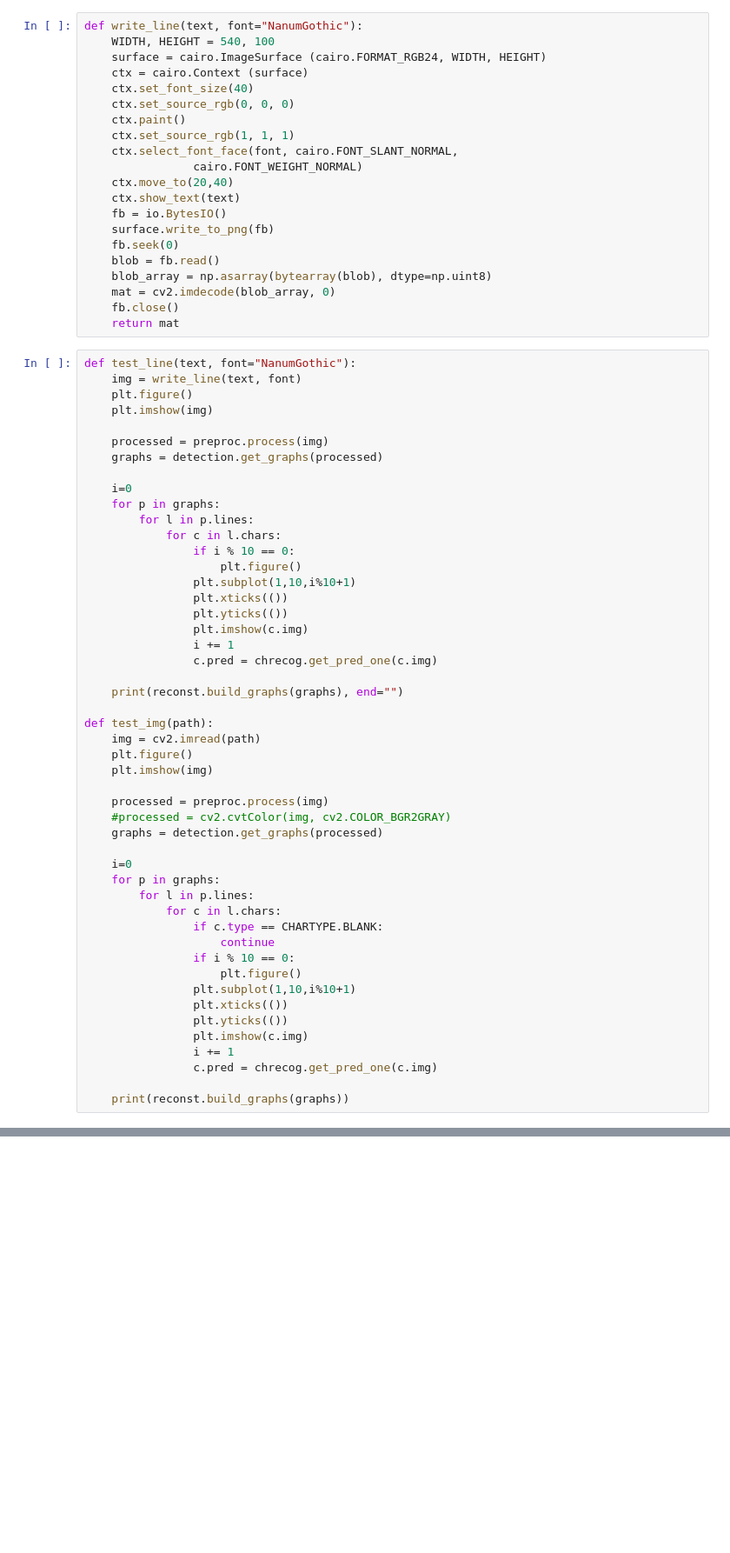
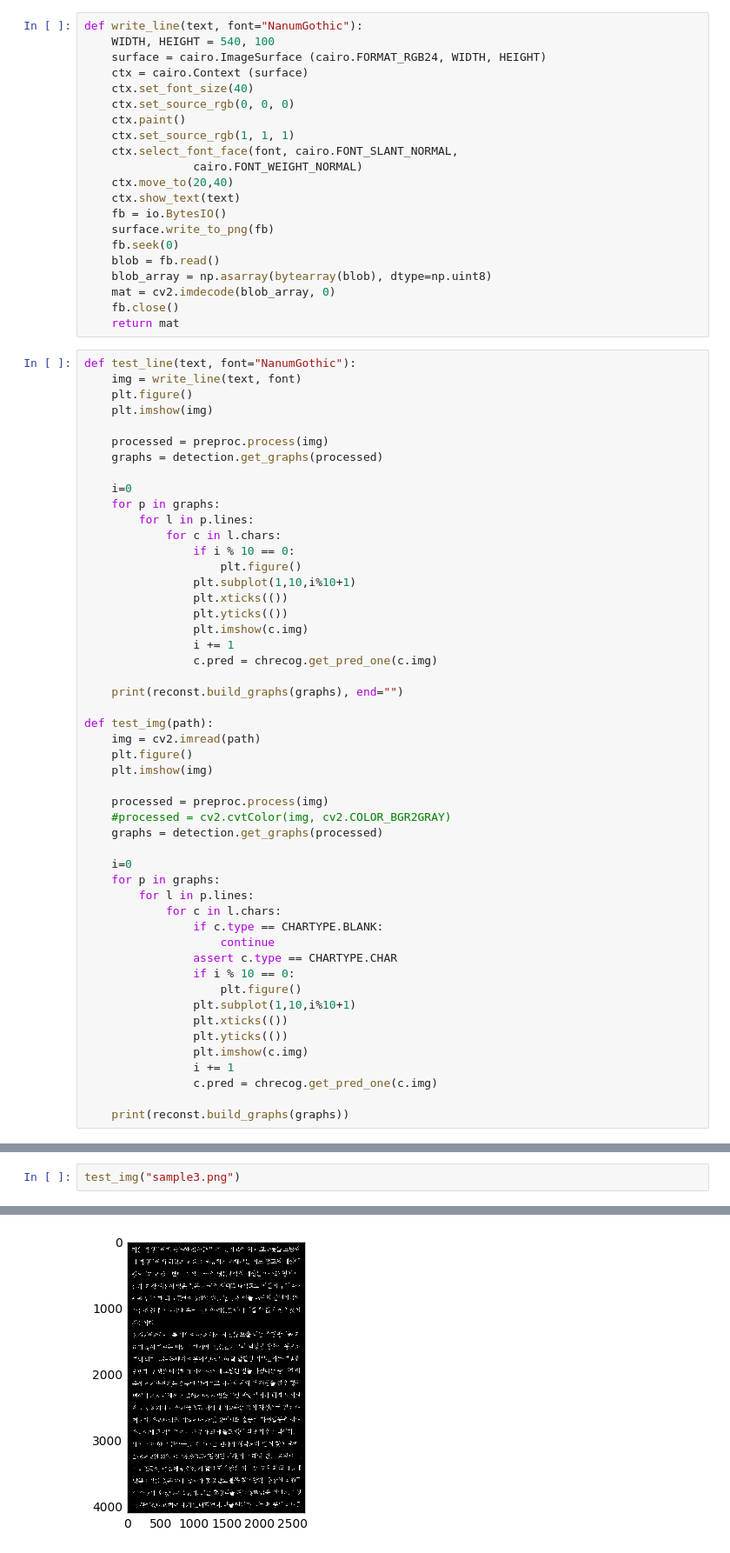
Before and after one commit to yeonwooKim/KoreanOCR, a Jupyter notebook: detection_test.ipynb, the cells around one changed output, grey strips where cells are left out. Shown at 87% size. Saved outputs shown, nothing was run; the diff lists cells and outputs as text; blank space fills up the shorter version.

```diff
--- a/detection_test.ipynb
+++ b/detection_test.ipynb
@@ -74,6 +74,7 @@ def test_img(path):
             for c in l.chars:
                 if c.type == CHARTYPE.BLANK:
                     continue
+                assert c.type == CHARTYPE.CHAR
                 if i % 10 == 0:
                     plt.figure()
                 plt.subplot(1,10,i%10+1)
@@ -114,0 +88,3 @@ j&puS @v(n l& mlp npPm
+# %%
+test_img("sample3.png")
+# %% [output]
@@ -114,0 +92 @@ j&puS @v(n l& mlp npPm
+[figure, added]
```
Also changed, not shown: parts of 3 cells of this notebook, 4 other files.
